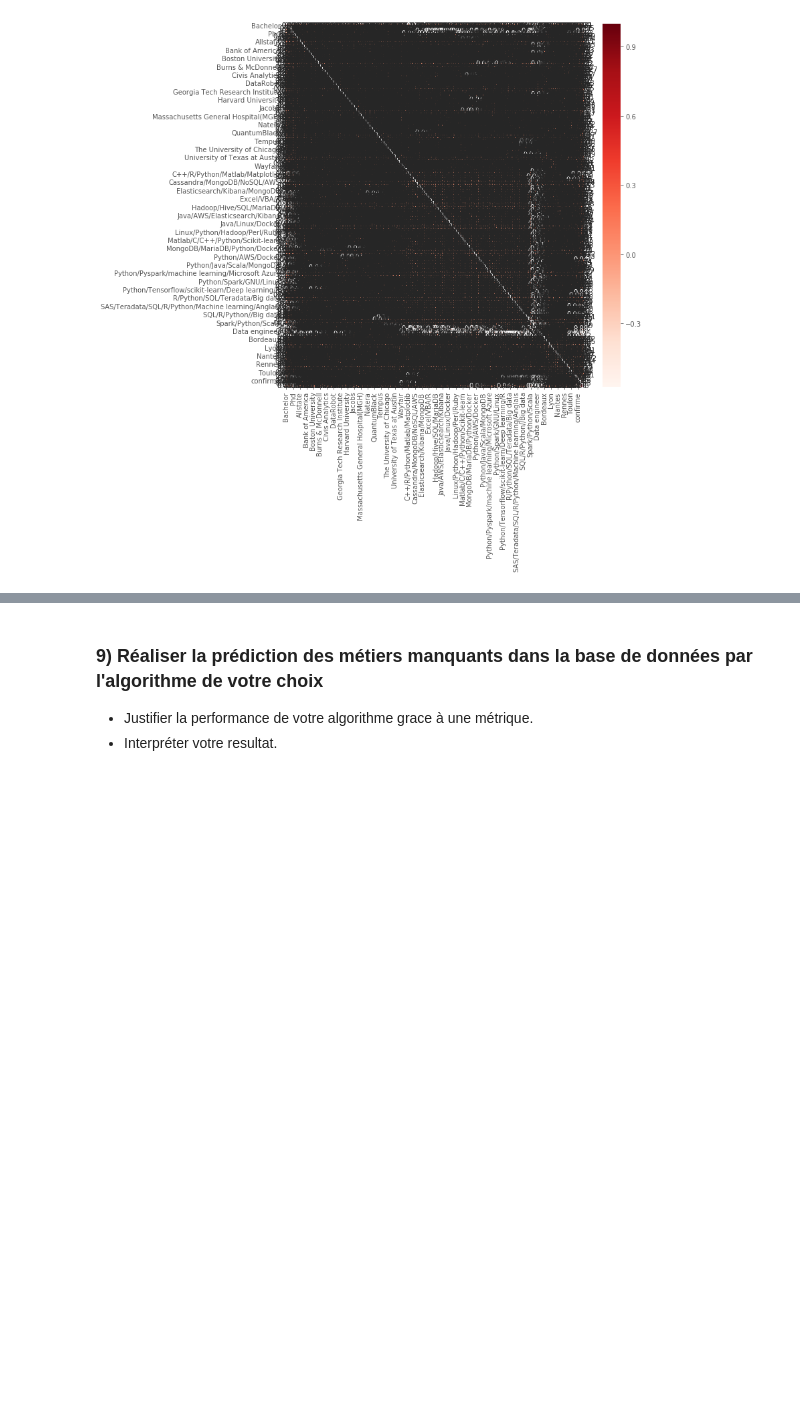
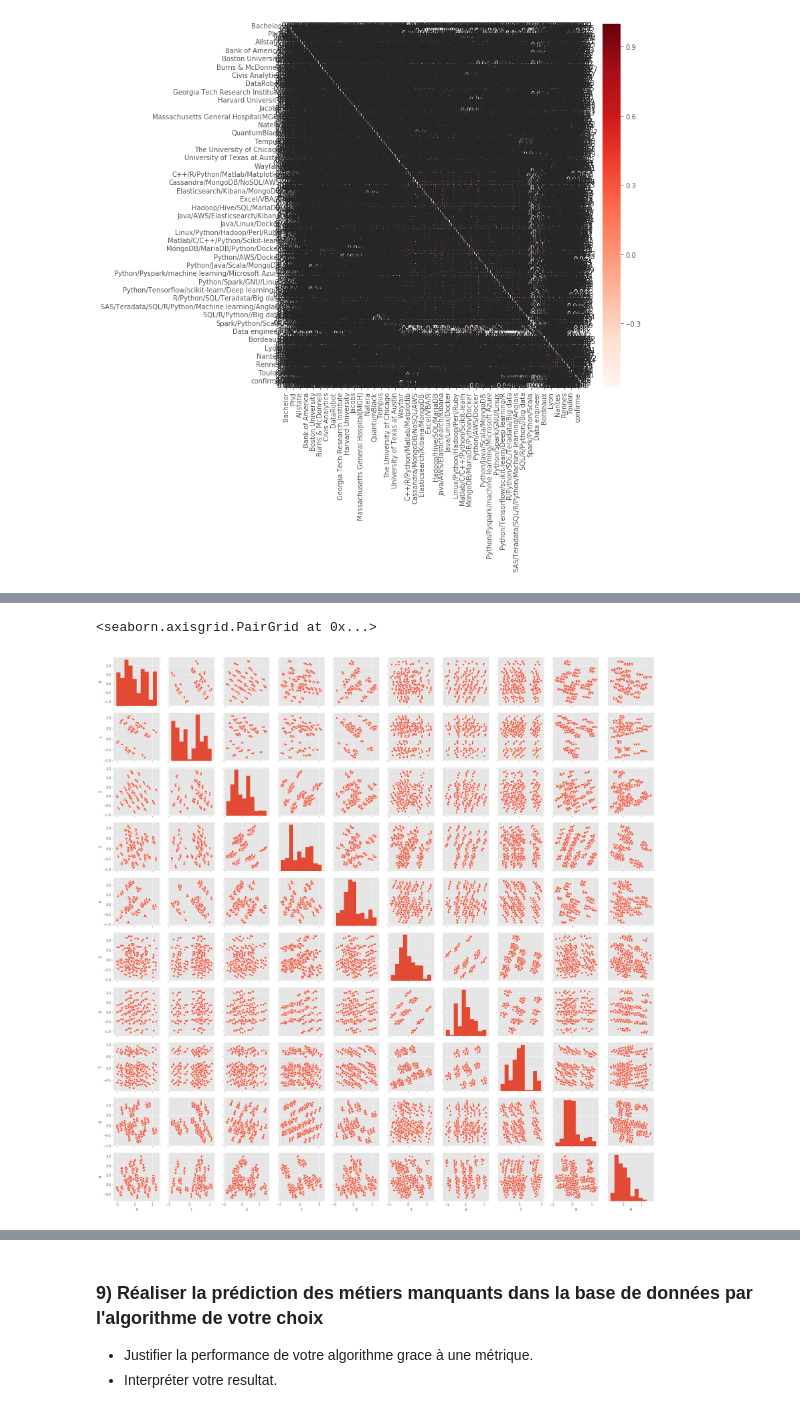
Before and after one commit to emathian/Clustering_Classification_JN, a Jupyter notebook: Test_Technique_ML_AK.ipynb, the cells around one changed output, grey strips where cells are left out. Drawn from its saved outputs; the diff is of its cells as text; code cells hidden in the pictures; blank space fills up the shorter version.

```diff
--- a/Test_Technique_ML_AK.ipynb
+++ b/Test_Technique_ML_AK.ipynb
@@ -1094,0 +669,5 @@ SyntaxError: invalid syntax (<ipython-input-170-bfd50c10f48b>, line 11)
+# %%
+sb.pairplot(PCA_components.iloc[:,:10])
+# %% [output]
+<seaborn.axisgrid.PairGrid at 0x...>
+[figure, added]
```
Also changed, not shown: parts of 52 cells of this notebook.
